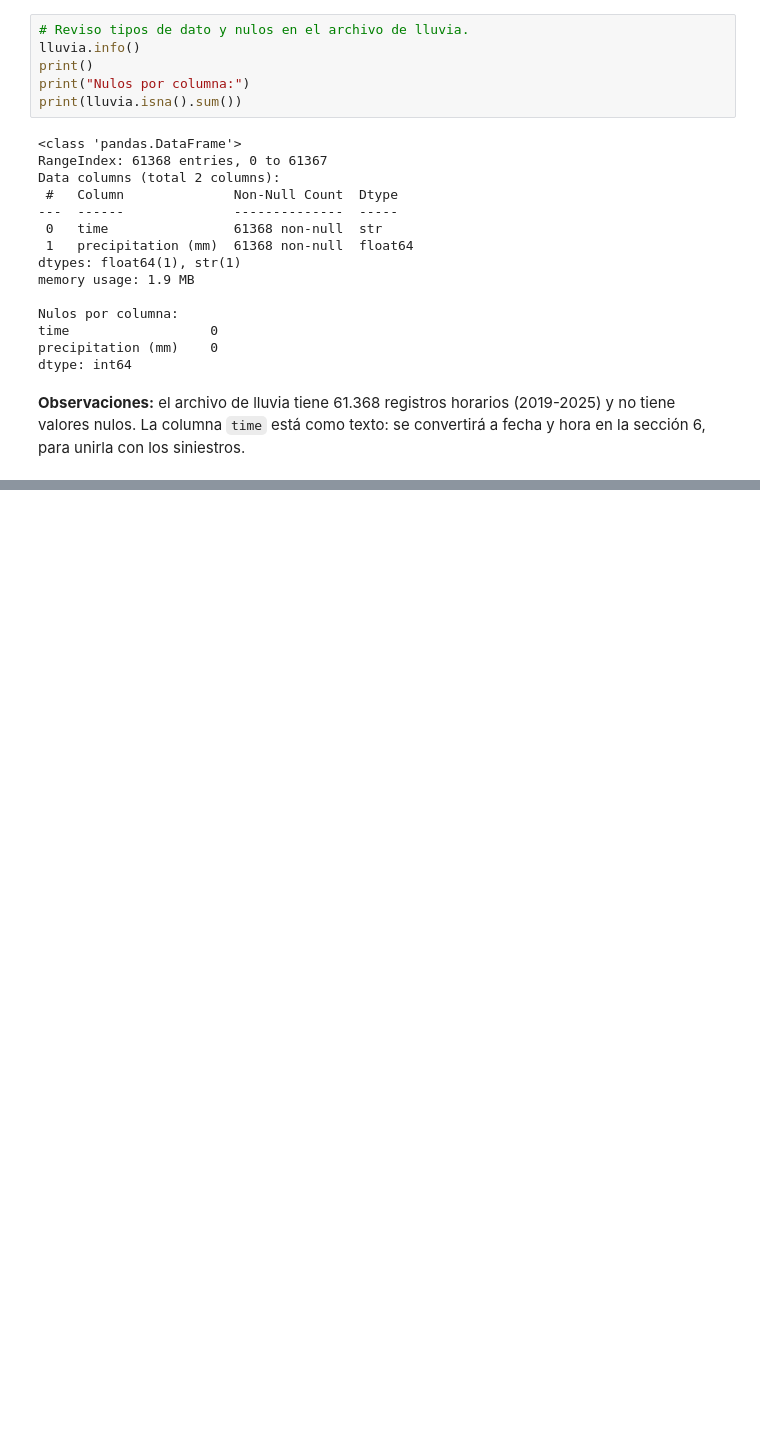
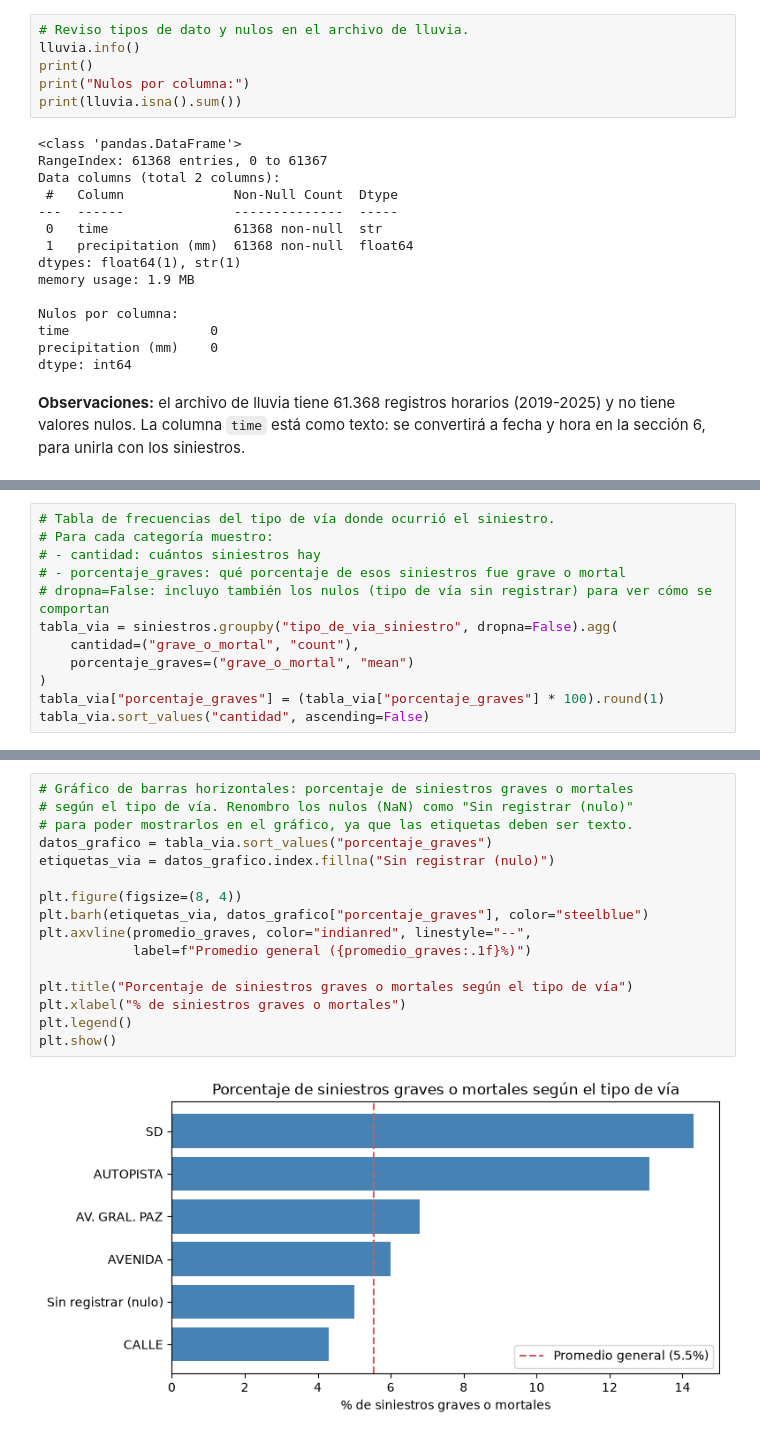
Before and after one commit to juanpablomonllor/prediccion_gravedad_siniestros_viales_caba, a Jupyter notebook: notebooks/1.0-jpm-eda-preprocesamiento.ipynb, the cells around one changed output, grey strips where cells are left out. Cells and saved outputs as stored; diff of their text form; blank space fills up the shorter version.

```diff
--- a/notebooks/1.0-jpm-eda-preprocesamiento.ipynb
+++ b/notebooks/1.0-jpm-eda-preprocesamiento.ipynb
@@ -139,0 +343,12 @@ dtype: int64
+# %%
+# Tabla de frecuencias del tipo de vía donde ocurrió el siniestro.
+# Para cada categoría muestro:
+# - cantidad: cuántos siniestros hay
+# - porcentaje_graves: qué porcentaje de esos siniestros fue grave o mortal
+# dropna=False: incluyo también los nulos (tipo de vía sin registrar) para ver cómo se comportan
+tabla_via = siniestros.groupby("tipo_de_via_siniestro", dropna=False).agg(
+    cantidad=("grave_o_mortal", "count"),
+    porcentaje_graves=("grave_o_mortal", "mean")
+)
+tabla_via["porcentaje_graves"] = (tabla_via["porcentaje_graves"] * 100).round(1)
+tabla_via.sort_values("cantidad", ascending=False)
@@ -139,0 +364,18 @@ dtype: int64
+# %%
+# Gráfico de barras horizontales: porcentaje de siniestros graves o mortales
+# según el tipo de vía. Renombro los nulos (NaN) como "Sin registrar (nulo)"
+# para poder mostrarlos en el gráfico, ya que las etiquetas deben ser texto.
+datos_grafico = tabla_via.sort_values("porcentaje_graves")
+etiquetas_via = datos_grafico.index.fillna("Sin registrar (nulo)")
+
+plt.figure(figsize=(8, 4))
+plt.barh(etiquetas_via, datos_grafico["porcentaje_graves"], color="steelblue")
+plt.axvline(promedio_graves, color="indianred", linestyle="--",
+            label=f"Promedio general ({promedio_graves:.1f}%)")
+
+plt.title("Porcentaje de siniestros graves o mortales según el tipo de vía")
+plt.xlabel("% de siniestros graves o mortales")
+plt.legend()
+plt.show()
+# %% [output]
+[figure, added]
```
Also changed, not shown: parts of 22 cells of this notebook, 19 other files.
